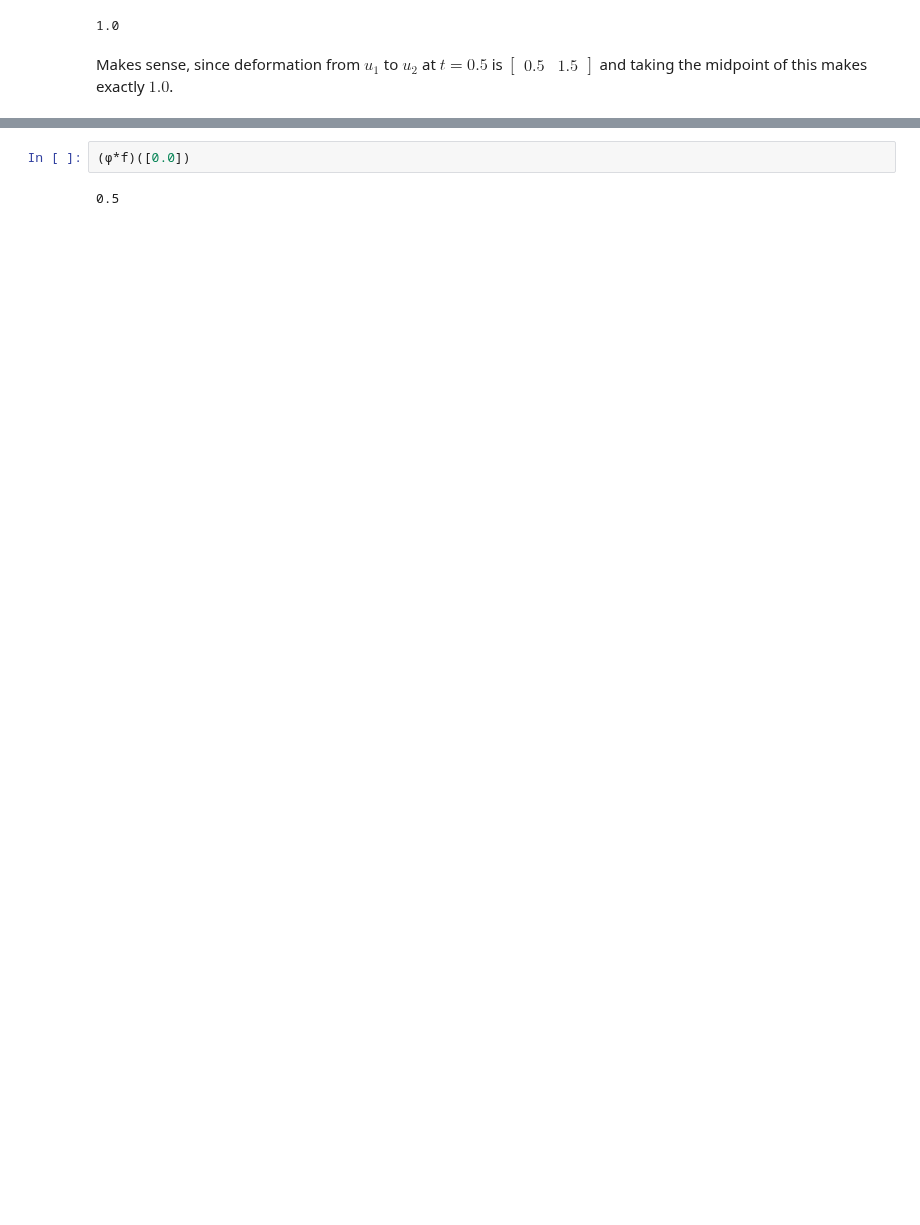
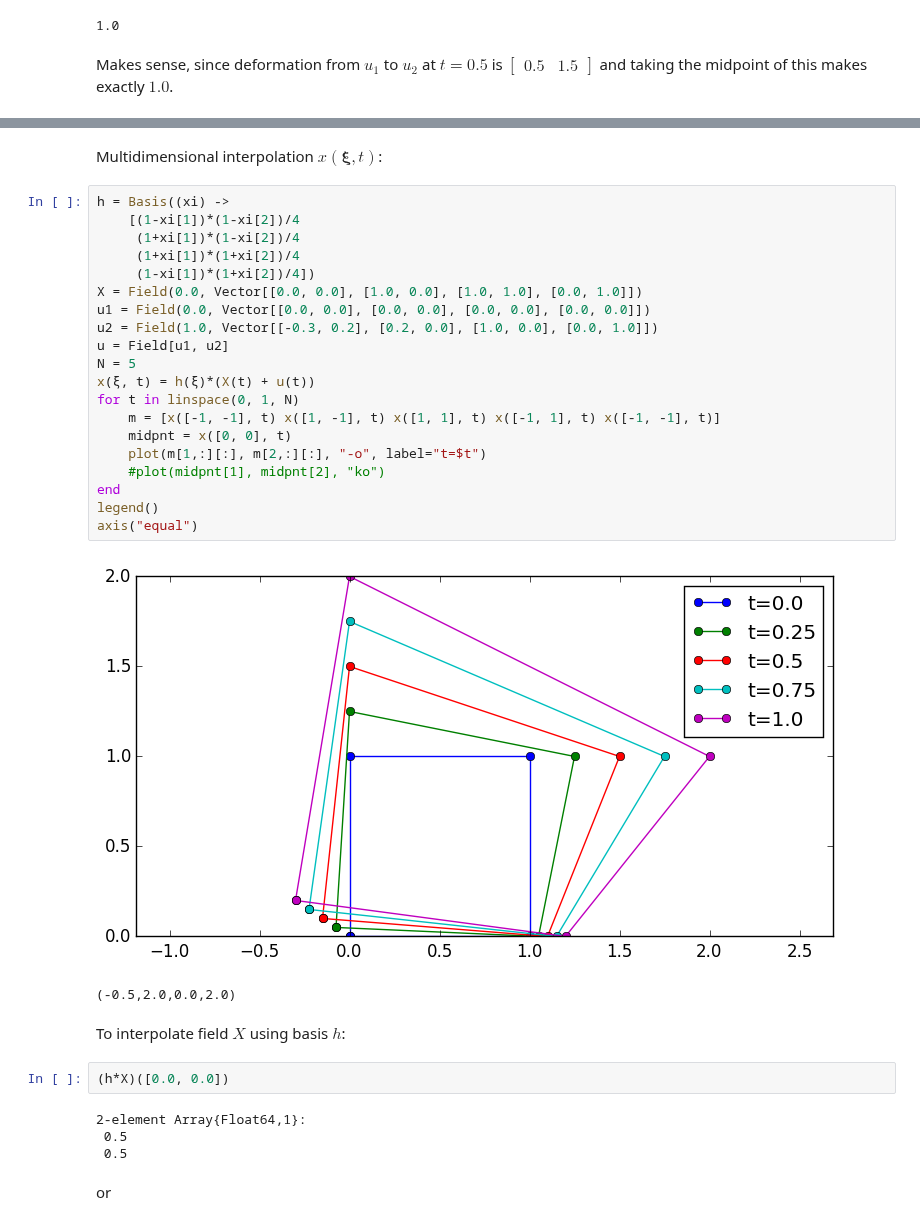
Before and after one commit to JuliaFEM/JuliaFEM.jl, a Jupyter notebook: notebooks/2015-06-14-data-structures.ipynb, the cells around one changed output, grey strips where cells are left out. Saved outputs shown, nothing was run; the diff lists cells and outputs as text; blank space fills up the shorter version.

```diff
--- a/notebooks/2015-06-14-data-structures.ipynb
+++ b/notebooks/2015-06-14-data-structures.ipynb
@@ -155,4 +216,35 @@ interpolate(f, ϕ, [0.0])
+# %% [markdown]
+Multidimensional interpolation $x(\boldsymbol\xi, t)$:
+# %%
+h = Basis((xi) ->
+    [(1-xi[1])*(1-xi[2])/4
+     (1+xi[1])*(1-xi[2])/4
+     (1+xi[1])*(1+xi[2])/4
+     (1-xi[1])*(1+xi[2])/4])
+X = Field(0.0, Vector[[0.0, 0.0], [1.0, 0.0], [1.0, 1.0], [0.0, 1.0]])
+u1 = Field(0.0, Vector[[0.0, 0.0], [0.0, 0.0], [0.0, 0.0], [0.0, 0.0]])
+u2 = Field(1.0, Vector[[-0.3, 0.2], [0.2, 0.0], [1.0, 0.0], [0.0, 1.0]])
+u = Field[u1, u2]
+N = 5
+x(ξ, t) = h(ξ)*(X(t) + u(t))
+for t in linspace(0, 1, N)
+    m = [x([-1, -1], t) x([1, -1], t) x([1, 1], t) x([-1, 1], t) x([-1, -1], t)]
+    midpnt = x([0, 0], t)
+    plot(m[1,:][:], m[2,:][:], "-o", label="t=$t")
+    #plot(midpnt[1], midpnt[2], "ko")
+end
+legend()
+axis("equal")
+# %% [output]
+[figure, added]
+(-0.5,2.0,0.0,2.0)
+# %% [markdown]
+To interpolate field $X$ using basis $h$:
 # %%
-(ϕ*f)([0.0])
+(h*X)([0.0, 0.0])
 # %% [output]
-0.5
+2-element Array{Float64,1}:
+ 0.5
+ 0.5
+# %% [markdown]
+or
```
Also changed, not shown: parts of 26 cells of this notebook, 3 other files.
